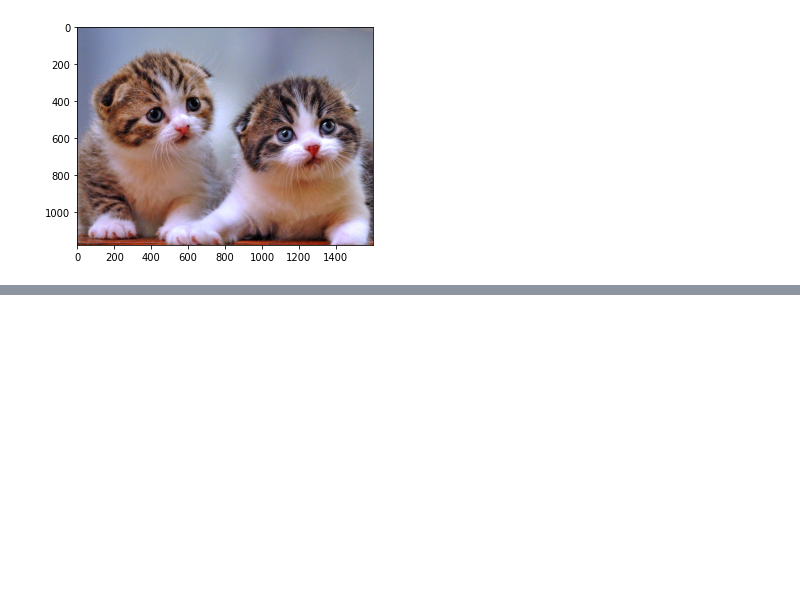
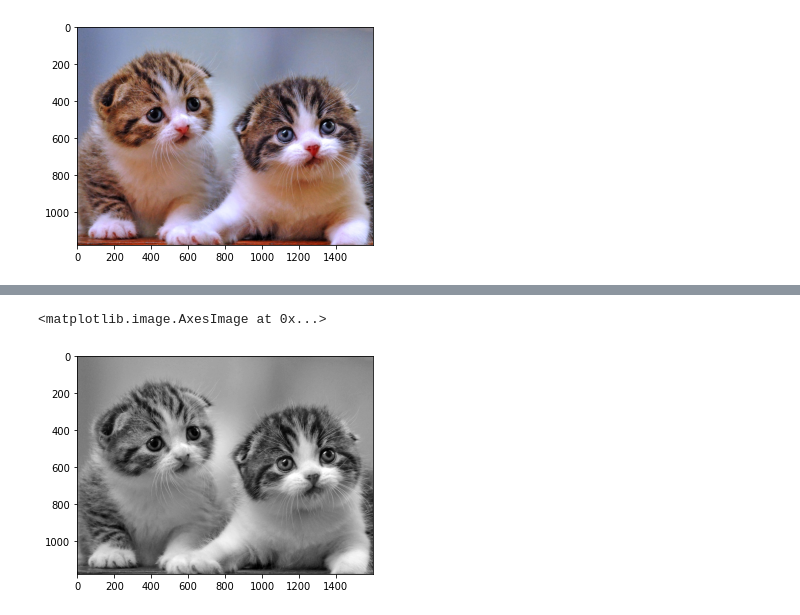
Before and after one commit to minggarputra24/PCVK_Genap_2021, a Jupyter notebook: Week2.ipynb, the cells around one changed output, grey strips where cells are left out. Saved outputs shown, nothing was run; the diff lists cells and outputs as text; code cells hidden in the pictures; blank space fills up the shorter version.

```diff
--- a/Week2.ipynb
+++ b/Week2.ipynb
@@ -27,0 +38,7 @@ plt.imshow(img3)
+# %%
+# Menampilkan colormap dengan warna ‘gray’
+
+plt.imshow(img_gray, cmap='gray')
+# %% [output]
+<matplotlib.image.AxesImage at 0x...>
+[figure, added]
```
Also changed, not shown: parts of 7 cells of this notebook.
